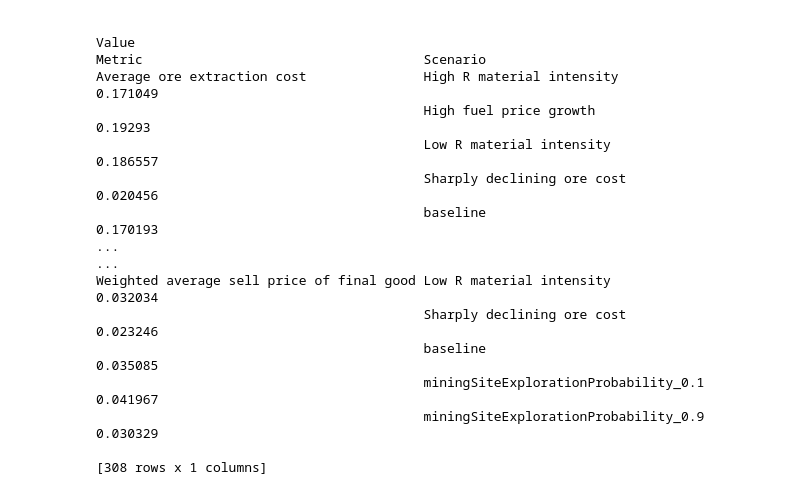
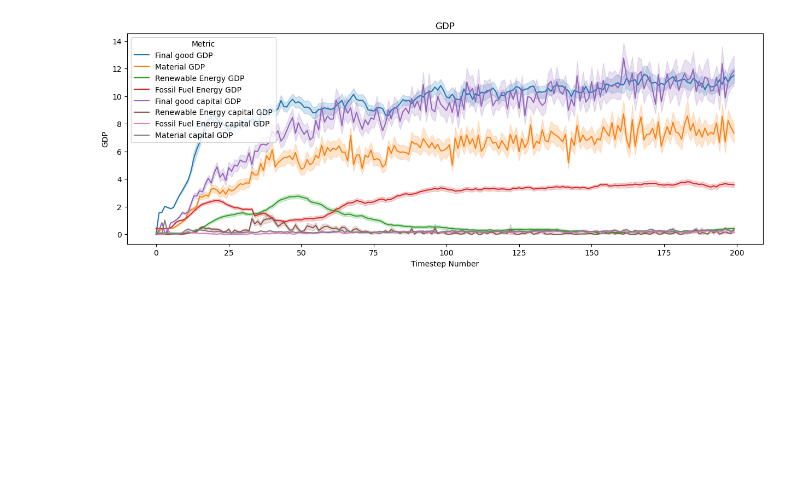
Before and after one commit to taraskryvyy/Material_intensity_ABM_v2, a Jupyter notebook: Quick_plotter.ipynb, the cells around one changed output. Cells and saved outputs as stored; diff of their text form; code cells hidden in the pictures; blank space fills up the shorter version.

```diff
--- a/Quick_plotter.ipynb
+++ b/Quick_plotter.ipynb
@@ -30,19 +37,32 @@ Material capital GDP                      baseline                 99
+# %%
+gdp_vars = ['Final good GDP',
+            'Material GDP',
+            'Renewable Energy GDP',
+            'Fossil Fuel Energy GDP',
+            'Final good capital GDP',
+            'Renewable Energy capital GDP',
+            'Fossil Fuel Energy capital GDP',
+            'Material capital GDP']
+
+gdp_df = df.loc[gdp_vars]
+
+
+plt.figure(figsize=fig_size)
+sns.lineplot(x='Timestep Number',
+                y='Value',
+                data=gdp_df,#df.loc[gdp_vars],
+                hue='Metric',
+                errorbar=errorbar_format
+                )
+plt.title('GDP')
+plt.xlabel('Timestep Number')
+plt.ylabel('GDP')
+if save_figs:
+    plt.savefig('sectoral_gdp_line.'+format)
+if show_figs:
+    plt.show()
+plt.close()
+# %% [output]
+[figure, added]
 # %%
-# mean_per_metric_scenario = timestep_199_values.groupby(['Metric', 'Scenario']).mean()
-# print(mean_per_metric_scenario)
+gdp_df_mean = gdp_df.groupby(['Metric', 'Scenario', 'Timestep Number']).mean()
-# %% [output]
-                                                                                   Value
-Metric                                    Scenario
-Average ore extraction cost               High R material intensity             0.171049
-                                          High fuel price growth                 0.19293
-                                          Low R material intensity              0.186557
-                                          Sharply declining ore cost            0.020456
-                                          baseline                              0.170193
-...                                                                                  ...
-Weighted average sell price of final good Low R material intensity              0.032034
-                                          Sharply declining ore cost            0.023246
-                                          baseline                              0.035085
-                                          miningSiteExplorationProbability_0.1  0.041967
-                                          miningSiteExplorationProbability_0.9  0.030329
-
-[308 rows x 1 columns]
```
Also changed, not shown: parts of 18 cells of this notebook, 2 other files.
